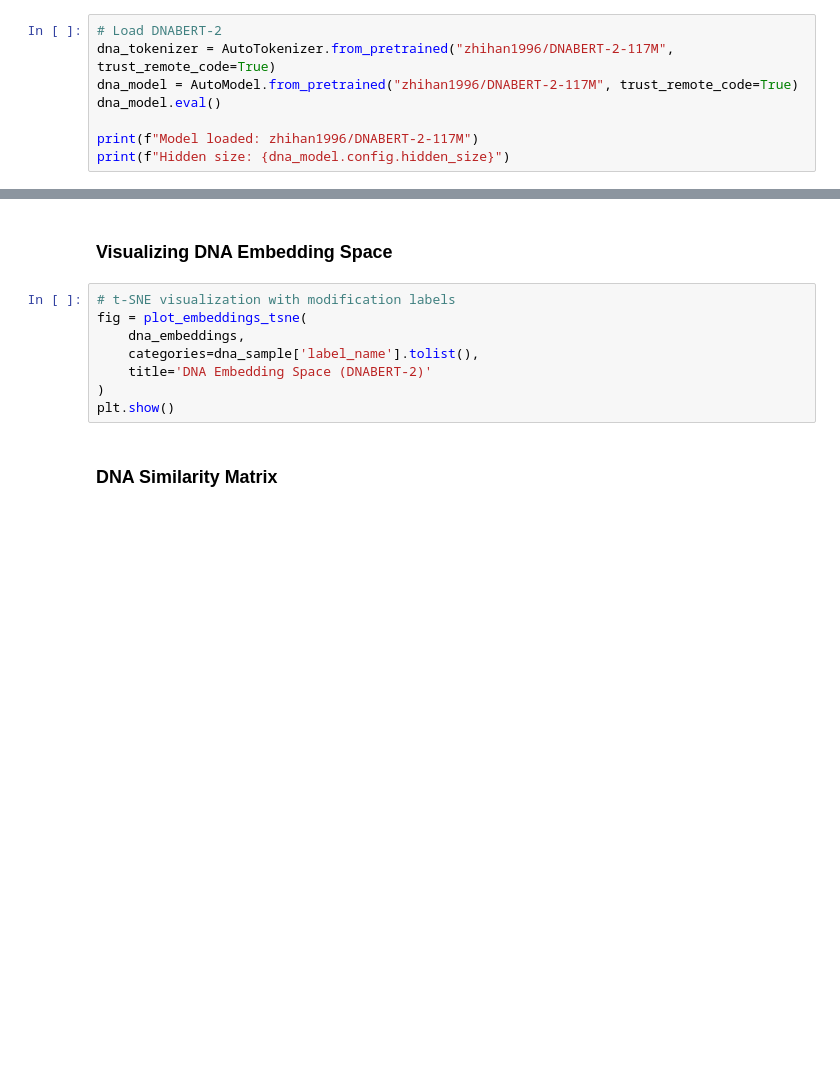
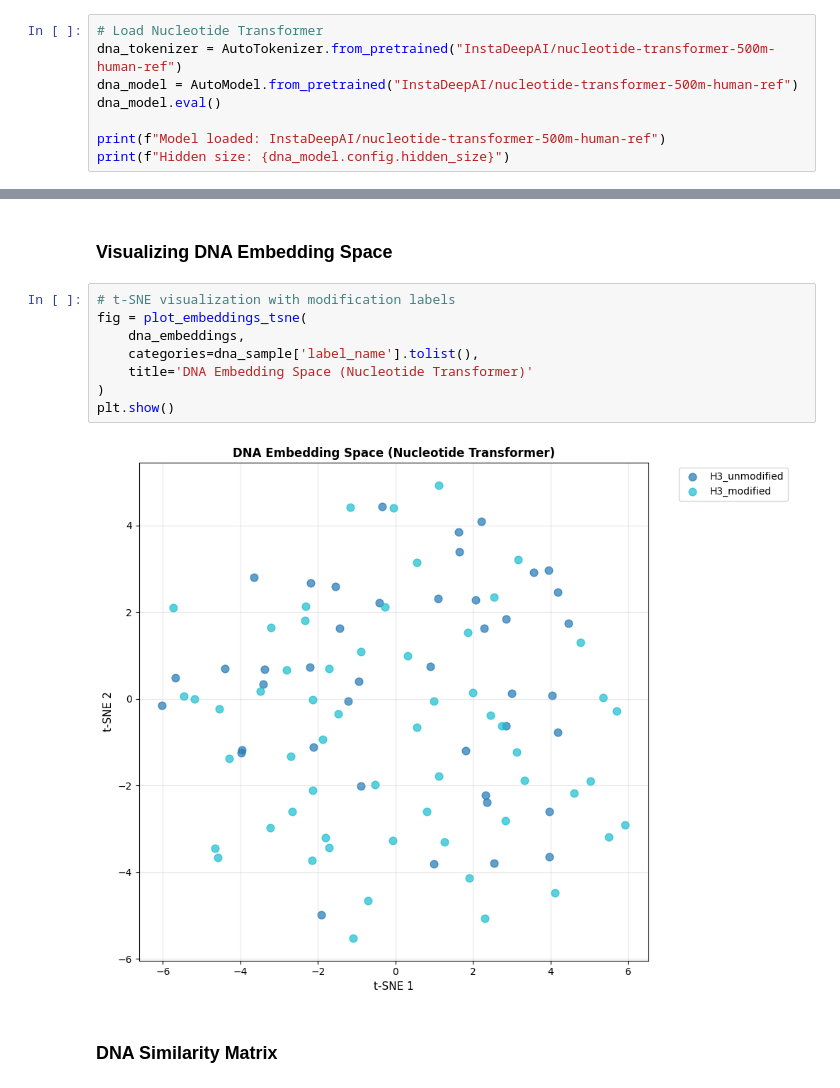
Before and after one commit to racousin/ai_for_sciences, a Jupyter notebook: day2/tp1_part2.ipynb, the cells around one changed output, grey strips where cells are left out. Saved outputs shown, nothing was run; the diff lists cells and outputs as text; blank space fills up the shorter version.

Commit message:
fix adn model

```diff
--- a/day2/tp1_part2.ipynb
+++ b/day2/tp1_part2.ipynb
@@ -727,8 +871,8 @@ print(f"  {dna_df.iloc[0]['sequence'][:60]}...")
 # %%
-# Load DNABERT-2
-dna_tokenizer = AutoTokenizer.from_pretrained("zhihan1996/DNABERT-2-117M", trust_remote_code=True)
-dna_model = AutoModel.from_pretrained("zhihan1996/DNABERT-2-117M", trust_remote_code=True)
+# Load Nucleotide Transformer
+dna_tokenizer = AutoTokenizer.from_pretrained("InstaDeepAI/nucleotide-transformer-500m-human-ref")
+dna_model = AutoModel.from_pretrained("InstaDeepAI/nucleotide-transformer-500m-human-ref")
 dna_model.eval()
 
-print(f"Model loaded: zhihan1996/DNABERT-2-117M")
+print(f"Model loaded: InstaDeepAI/nucleotide-transformer-500m-human-ref")
 print(f"Hidden size: {dna_model.config.hidden_size}")
@@ -776,11 +937,13 @@ print(f"Embedding shape: {dna_embeddings.shape}")
 # %%
 # t-SNE visualization with modification labels
 fig = plot_embeddings_tsne(
     dna_embeddings,
     categories=dna_sample['label_name'].tolist(),
-    title='DNA Embedding Space (DNABERT-2)'
+    title='DNA Embedding Space (Nucleotide Transformer)'
 )
 plt.show()
+# %% [output]
+[figure, added]
 # %% [markdown]
 ### DNA Similarity Matrix
 # %%
```
Also changed, not shown: parts of 26 cells of this notebook, 1 other file.
